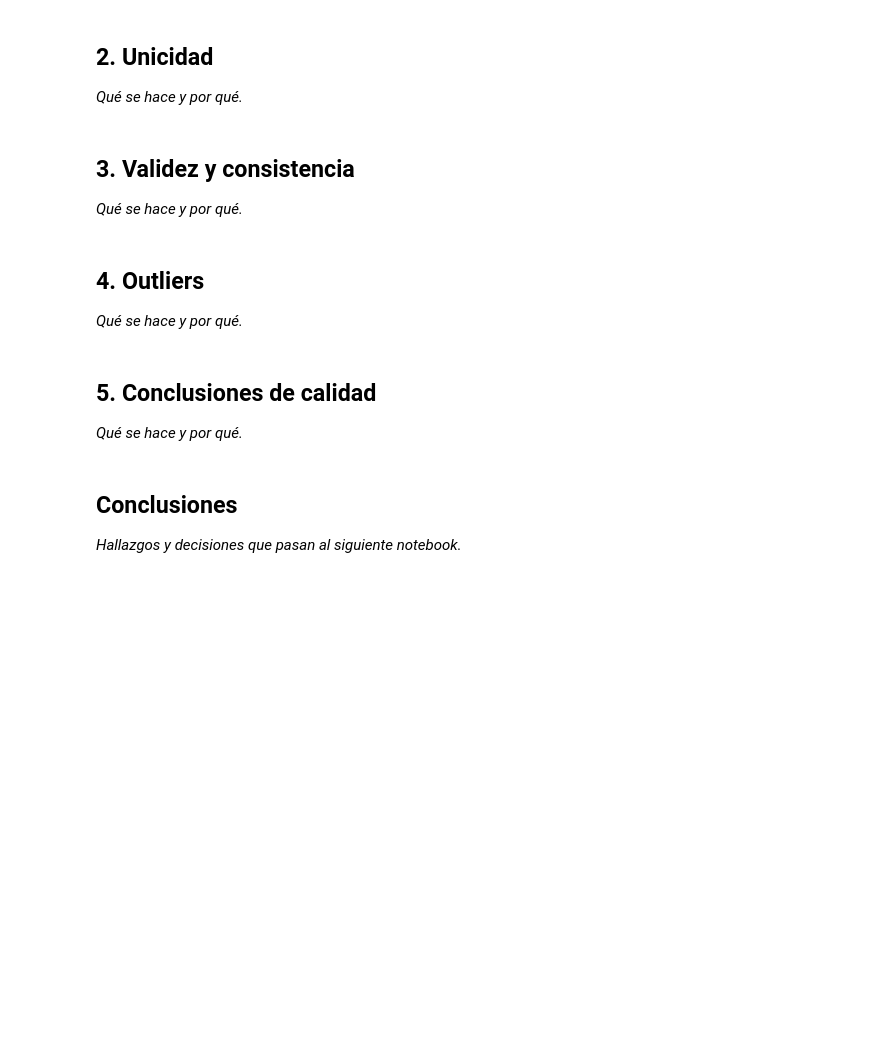
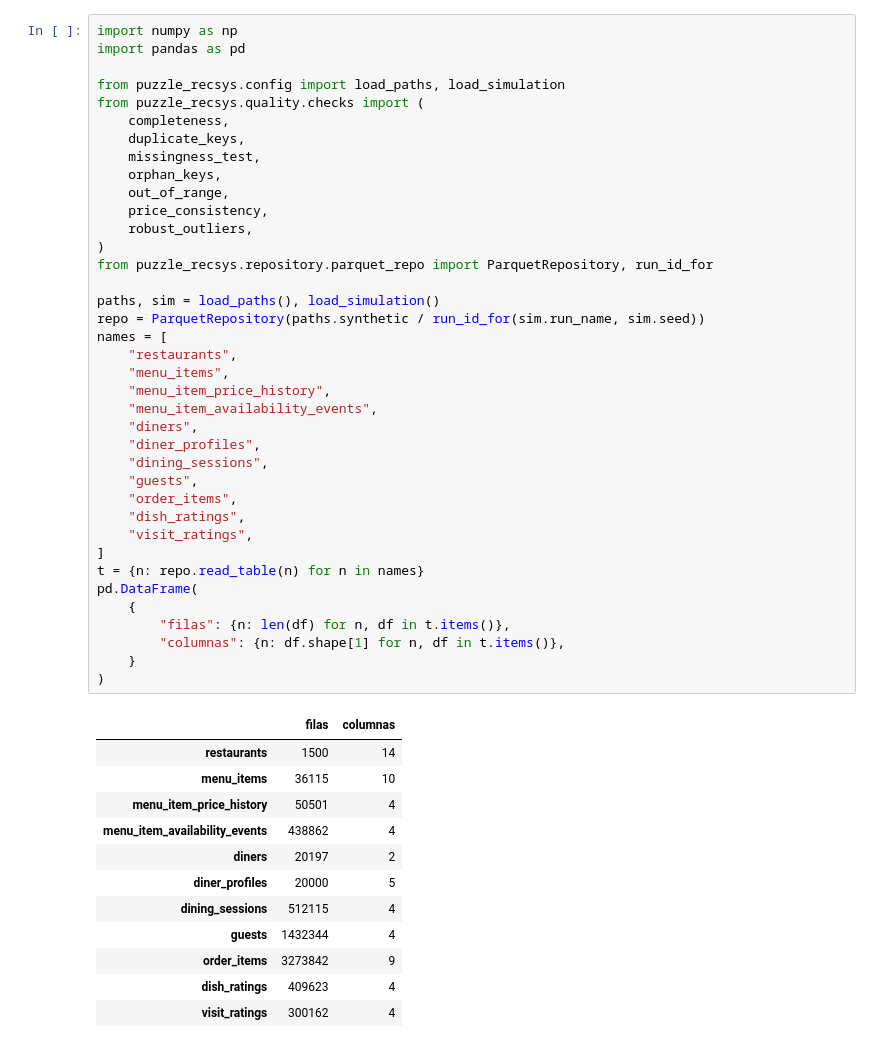
Before and after one commit to Nataliaa05/puzzle-recomendador, a Jupyter notebook: notebooks/05_calidad_datos.ipynb, the cells around one changed output. Saved outputs shown, nothing was run; the diff lists cells and outputs as text; blank space fills up the shorter version.

```diff
--- a/notebooks/05_calidad_datos.ipynb
+++ b/notebooks/05_calidad_datos.ipynb
@@ -22,20 +11,51 @@ _Qué se hace y por qué._
-# %% [markdown]
-## 2. Unicidad
-
-_Qué se hace y por qué._
-# %% [markdown]
-## 3. Validez y consistencia
-
-_Qué se hace y por qué._
-# %% [markdown]
-## 4. Outliers
-
-_Qué se hace y por qué._
-# %% [markdown]
-## 5. Conclusiones de calidad
-
-_Qué se hace y por qué._
-# %% [markdown]
-## Conclusiones
-
-_Hallazgos y decisiones que pasan al siguiente notebook._
+# %%
+import numpy as np
+import pandas as pd
+
+from puzzle_recsys.config import load_paths, load_simulation
+from puzzle_recsys.quality.checks import (
+    completeness,
+    duplicate_keys,
+    missingness_test,
+    orphan_keys,
+    out_of_range,
+    price_consistency,
+    robust_outliers,
+)
+from puzzle_recsys.repository.parquet_repo import ParquetRepository, run_id_for
+
+paths, sim = load_paths(), load_simulation()
+repo = ParquetRepository(paths.synthetic / run_id_for(sim.run_name, sim.seed))
+names = [
+    "restaurants",
+    "menu_items",
+    "menu_item_price_history",
+    "menu_item_availability_events",
+    "diners",
+    "diner_profiles",
+    "dining_sessions",
+    "guests",
+    "order_items",
+    "dish_ratings",
+    "visit_ratings",
+]
+t = {n: repo.read_table(n) for n in names}
+pd.DataFrame(
+    {
+        "filas": {n: len(df) for n, df in t.items()},
+        "columnas": {n: df.shape[1] for n, df in t.items()},
+    }
+)
+# %% [output]
+|  | filas | columnas |
+| restaurants | 1500 | 14 |
+| menu_items | 36115 | 10 |
+| menu_item_price_history | 50501 | 4 |
+| menu_item_availability_events | 438862 | 4 |
+| diners | 20197 | 2 |
+| diner_profiles | 20000 | 5 |
+| dining_sessions | 512115 | 4 |
+| guests | 1432344 | 4 |
+| order_items | 3273842 | 9 |
+| dish_ratings | 409623 | 4 |
+| visit_ratings | 300162 | 4 |
```
Also changed, not shown: parts of 24 cells of this notebook, 2 other files.
